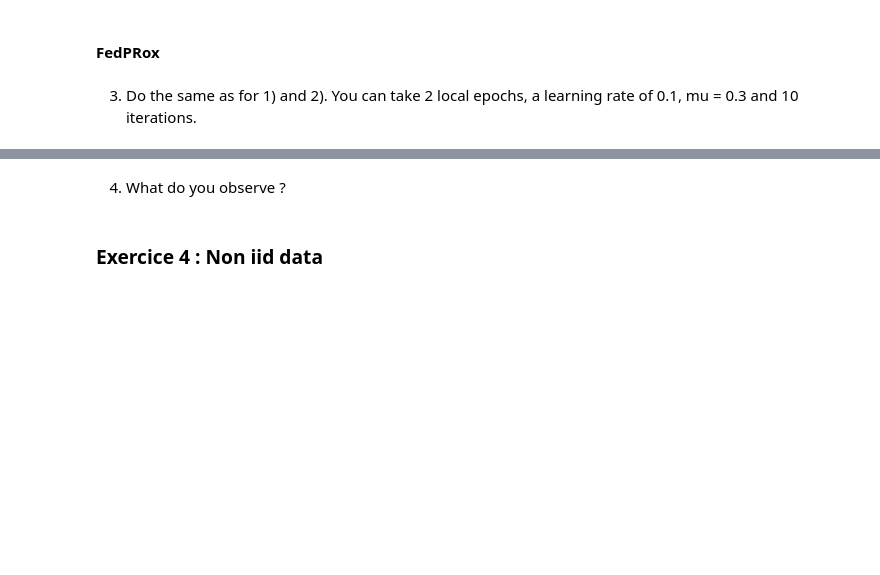
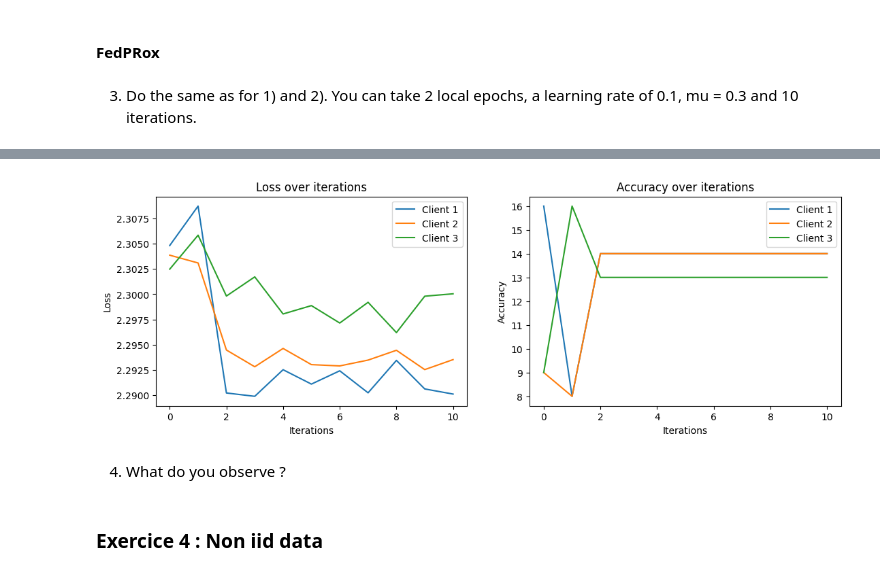
Before and after one commit to Ekliipce/Machine-Learning-for-Biomedical, a Jupyter notebook: federated_learning/Federated_Learning_etudiants.ipynb, the cells around one changed output, grey strips where cells are left out. Saved outputs shown, nothing was run; the diff lists cells and outputs as text; code cells hidden in the pictures; blank space fills up the shorter version.

```diff
--- a/federated_learning/Federated_Learning_etudiants.ipynb
+++ b/federated_learning/Federated_Learning_etudiants.ipynb
@@ -580,3 +563,7 @@ Clients' weights: [0.3333333333333333, 0.3333333333333333, 0.3333333333333333]
+# %%
+plot_acc_loss("", loss_hist_prox, acc_hist_prox)
+# %% [output]
+[figure, added]
 # %% [markdown]
 4) What do you observe ?
 # %% [markdown]
```
Also changed, not shown: parts of 10 cells of this notebook.
